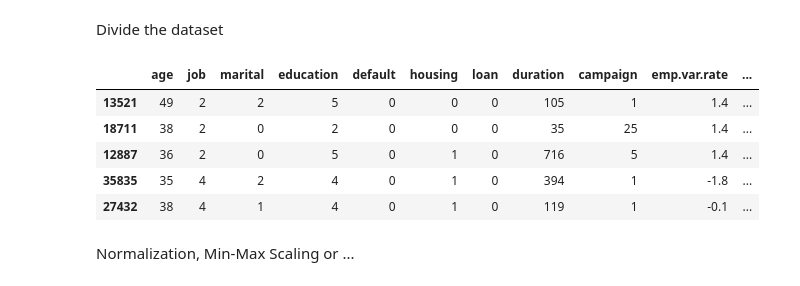
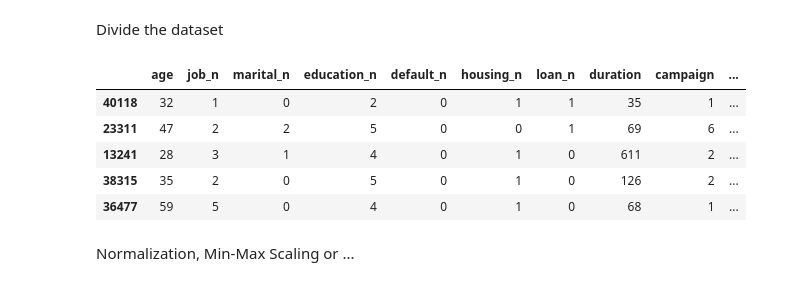
Before and after one commit to LAFG16/machine-learning-logistic-regression, a Jupyter notebook: src/EDA_explore.ipynb, the cells around one changed output. Saved outputs shown, nothing was run; the diff lists cells and outputs as text; code cells hidden in the pictures.

```diff
--- a/src/EDA_explore.ipynb
+++ b/src/EDA_explore.ipynb
@@ -363,3 +332,11 @@ factorize_dict
+# %%
+total_data["job_n"] = pd.factorize(total_data["job"])[0]
+total_data["marital_n"] = pd.factorize(total_data["marital"])[0]
+total_data["education_n"] = pd.factorize(total_data["education"])[0]
+total_data["default_n"] = pd.factorize(total_data["default"])[0]
+total_data["housing_n"] = pd.factorize(total_data["housing"])[0]
+total_data["loan_n"] = pd.factorize(total_data["loan"])[0]
+total_data["y_n"] = pd.factorize(total_data["y"])[0]
 # %%
 fig, axis = plt.subplots(2, 2, figsize = (10, 7))
 
@@ -505,0 +462,3 @@ total_data[total_data["duration"] > 3500]
+# %%
+total_data.drop(total_data[total_data["campaign"] > 20].index, inplace = True)
+total_data
@@ -525,0 +521,9 @@ dtype: int64
+# %%
+total_data["default"].fillna(total_data["default"].mode()[0], inplace= True)
+total_data["education"].fillna(total_data["education"].mode()[0], inplace= True)
+total_data["housing"].fillna(total_data["housing"].mode()[0], inplace= True)
+total_data["loan"].fillna(total_data["loan"].mode()[0], inplace= True)
+total_data["job"].fillna(total_data["job"].mode()[0], inplace= True)
+total_data["marital"].fillna(total_data["marital"].mode()[0], inplace= True)
+
+total_data.isnull().sum()
@@ -526,3 +548,10 @@ dtype: int64
+# %%
+total_data["job_n"] = pd.factorize(total_data["job"])[0]
+total_data["marital_n"] = pd.factorize(total_data["marital"])[0]
+total_data["education_n"] = pd.factorize(total_data["education"])[0]
+total_data["default_n"] = pd.factorize(total_data["default"])[0]
+total_data["housing_n"] = pd.factorize(total_data["housing"])[0]
+total_data["loan_n"] = pd.factorize(total_data["loan"])[0]
 # %% [markdown]
 ### Inference of new features
 # %% [markdown]
@@ -534,20 +563,24 @@ Divide the dataset
 # %%
 from sklearn.model_selection import train_test_split
 
+num_variables = ['age', 'job_n', 'marital_n', 'education_n', 'default_n', 'housing_n', 'loan_n',
+       'duration', 'campaign', 'emp.var.rate', 'cons.price.idx',
+       'cons.conf.idx', 'euribor3m']
+
 # We divide the dataset into training and test samples.
-X = total_data.drop("y", axis = 1)
-y = total_data["y"]
+X = total_data.drop("y_n", axis = 1)[num_variables]
+y = total_data["y_n"]
 
-X_train, X_test, y_train, y_test = train_test_split(X, y, test_size = 0.2, random_state = 24)
+X_train, X_test, y_train, y_test = train_test_split(X, y, test_size = 0.2, random_state = 24, stratify= y)
 
 X_train.head()
 # %% [output]
-|  | age | job | marital | education | default | housing | loan | duration | campaign | emp.var.rate | ... |
-| 13521 | 49 | 2 | 2 | 5 | 0 | 0 | 0 | 105 | 1 | 1.4 | ... |
-| 18711 | 38 | 2 | 0 | 2 | 0 | 0 | 0 | 35 | 25 | 1.4 | ... |
-| 12887 | 36 | 2 | 0 | 5 | 0 | 1 | 0 | 716 | 5 | 1.4 | ... |
-| 35835 | 35 | 4 | 2 | 4 | 0 | 1 | 0 | 394 | 1 | -1.8 | ... |
-| 27432 | 38 | 4 | 1 | 4 | 0 | 1 | 0 | 119 | 1 | -0.1 | ... |
+|  | age | job_n | marital_n | education_n | default_n | housing_n | loan_n | duration | campaign | ... |
+| 40118 | 32 | 1 | 0 | 2 | 0 | 1 | 1 | 35 | 1 | ... |
+| 23311 | 47 | 2 | 2 | 5 | 0 | 0 | 1 | 69 | 6 | ... |
+| 13241 | 28 | 3 | 1 | 4 | 0 | 1 | 0 | 611 | 2 | ... |
+| 38315 | 35 | 2 | 0 | 5 | 0 | 1 | 0 | 126 | 2 | ... |
+| 36477 | 59 | 5 | 0 | 4 | 0 | 1 | 0 | 68 | 1 | ... |
 # %% [markdown]
 Normalization, Min-Max Scaling or ...
 # %%
```
Also changed, not shown: parts of 22 cells of this notebook, 3 other files.
